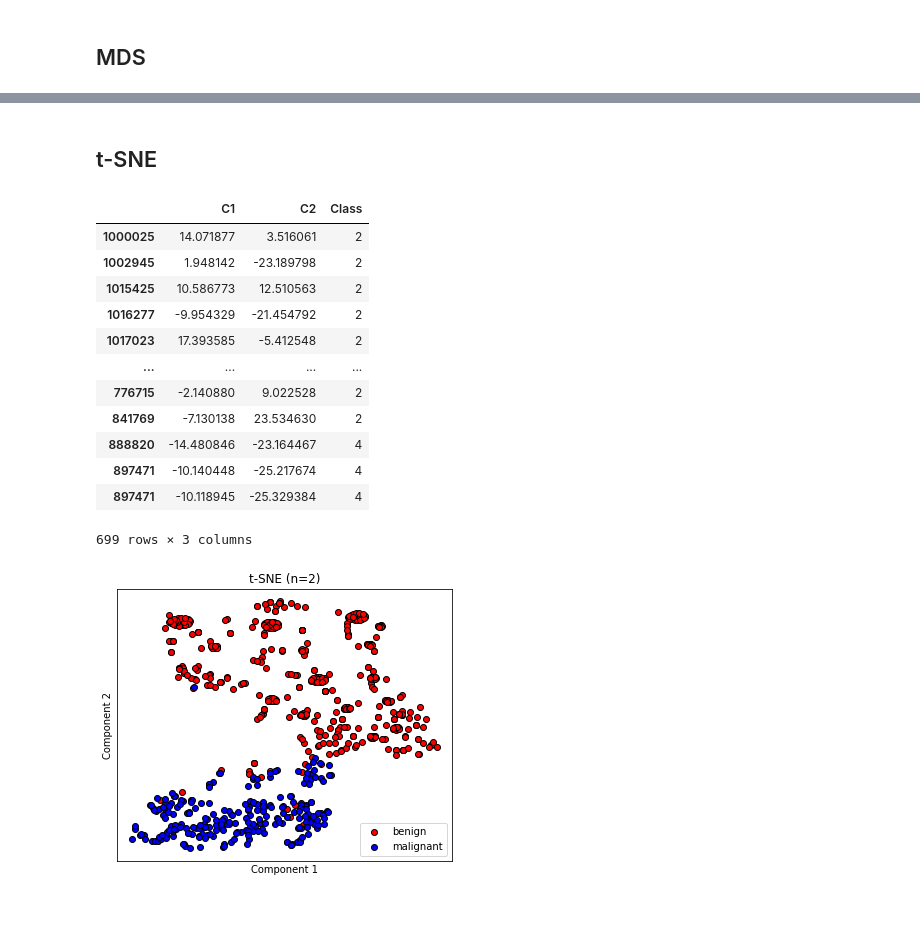
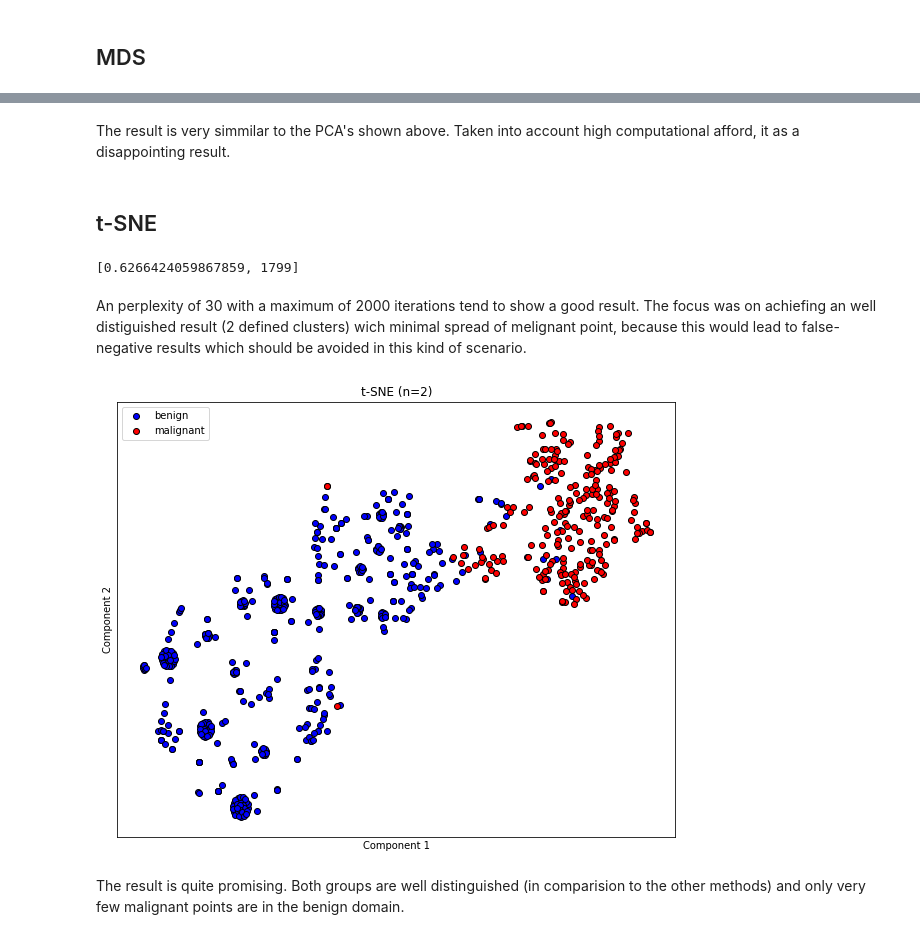
Before and after one commit to mriedmann/das-dimension-reduction, a Jupyter notebook: bcw.ipynb, the cells around one changed output, grey strips where cells are left out. Drawn from its saved outputs; the diff is of its cells as text; code cells hidden in the pictures; blank space fills up the shorter version.

```diff
--- a/bcw.ipynb
+++ b/bcw.ipynb
@@ -72,14 +71,14 @@ X
 # %%
 import matplotlib.pyplot as plt
 
-def plot_scatter(X, fig, ax, dim=('C1','C2')):
-    colors = ['r', 'b']
+def plot_scatter(df, ax, dim=('C1','C2')):
+    colors = ['b', 'r']
 
     for i, c in enumerate(classes.keys()):
         class_name = classes.get(c)
         ax.scatter(
-            X[X['Class'] == c][dim[0]],
-            X[X['Class'] == c][dim[1]],
+            df[df['Class'] == c][dim[0]],
+            df[df['Class'] == c][dim[1]],
             c=colors[i], cmap=plt.cm.Set1, label=class_name, edgecolor='k')
 
     ax.set_xticks(())
@@ -92,11 +93,8 @@ from sklearn.impute import SimpleImputer
 imp_mean = SimpleImputer(missing_values=np.nan, strategy='mean')
 X_imp = imp_mean.fit_transform(X)
 
-# Normalize dataset
-#from sklearn.preprocessing import StandardScaler
-#X_std = StandardScaler().fit_transform(X_imp)
-# No normalization needed. All values are already scaled properly (1-10)
-X_std = pd.DataFrame(X_imp,index=X.index.values)
-X_std
+# No normalization needed.
+df_std = pd.DataFrame(X_imp,index=X.index.values)
+df_std.describe()
 # %% [output]
 |  | 0 | 1 | 2 | 3 | 4 | 5 | 6 | 7 | 8 |
@@ -192,38 +166,33 @@ plt.show()
+# %% [markdown]
+The result is very simmilar to the PCA's shown above. Taken into account high computational afford, it as a disappointing result.
 # %% [markdown]
 ## t-SNE
 # %%
 from sklearn.manifold import TSNE
 
-tsne = TSNE(n_components=2)
-X_tsne = tsne.fit_transform(X_std)
-X_tsne = pd.DataFrame(X_tsne, index=X.index.values)
-
-X_tsne['Class'] = y['Class']
-X_tsne.columns = ['C1','C2','Class']
-X_tsne
+tsne = TSNE(n_components=2, perplexity=30, n_iter=2000)
+X_tsne = tsne.fit_transform(df_std)
+[tsne.kl_divergence_, tsne.n_iter_]
 # %% [output]
-|  | C1 | C2 | Class |
-| 1000025 | 14.071877 | 3.516061 | 2 |
-| 1002945 | 1.948142 | -23.189798 | 2 |
-| 1015425 | 10.586773 | 12.510563 | 2 |
-| 1016277 | -9.954329 | -21.454792 | 2 |
-| 1017023 | 17.393585 | -5.412548 | 2 |
-| ... | ... | ... | ... |
-| 776715 | -2.140880 | 9.022528 | 2 |
-| 841769 | -7.130138 | 23.534630 | 2 |
-| 888820 | -14.480846 | -23.164467 | 4 |
-| 897471 | -10.140448 | -25.217674 | 4 |
-| 897471 | -10.118945 | -25.329384 | 4 |
-699 rows × 3 columns
+[0.6266424059867859, 1799]
+# %% [markdown]
+An perplexity of 30 with a maximum of 2000 iterations tend to show a good result. The focus was on achiefing an well distiguished result (2 defined clusters) wich minimal spread of melignant point, because this would lead to false-negative results which should be avoided in this kind of scenario.
 # %%
-fig, ax = plt.subplots(1, 1, figsize=(6, 5))
+df_tsne = pd.DataFrame(X_tsne, index=X.index.values)
+
+df_tsne['Class'] = y['Class']
+df_tsne.columns = ['C1','C2','Class']
+
+_, ax = plt.subplots(1, 1, figsize=(10, 8))
 ax.set_xlabel('Component 1')
 ax.set_ylabel('Component 2')
 ax.set_title('t-SNE (n=2)')
 
-plot_scatter(X_tsne, fig, ax)
+plot_scatter(df_tsne, ax)
 
 plt.legend()
 plt.show()
 # %% [output]
-[figure, old version]
+[figure, new version]
+# %% [markdown]
+The result is quite promising. Both groups are well distinguished (in comparision to the other methods) and only very few malignant points are in the benign domain.
```
Also changed, not shown: parts of 10 cells of this notebook, 2 other files.
